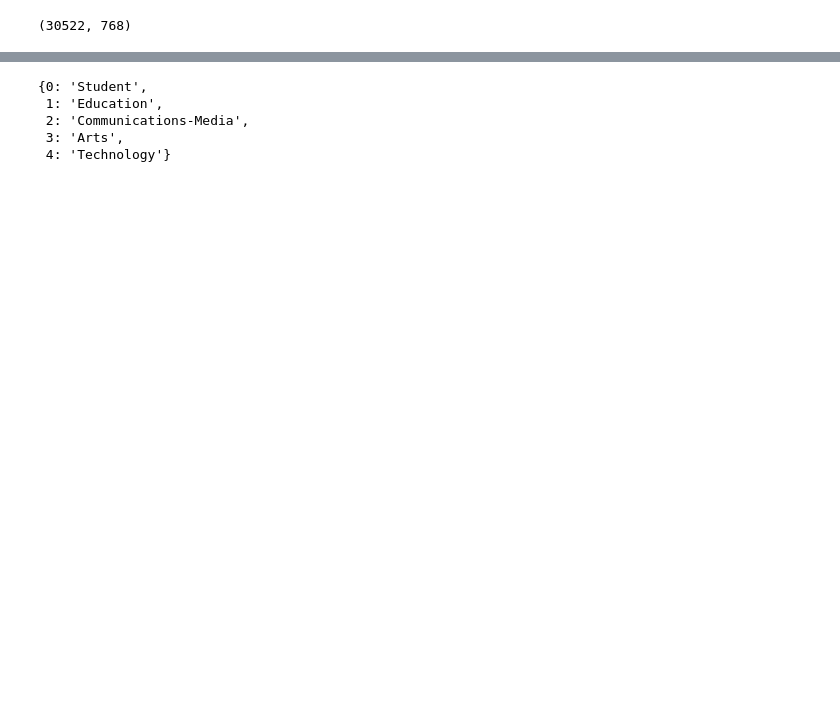
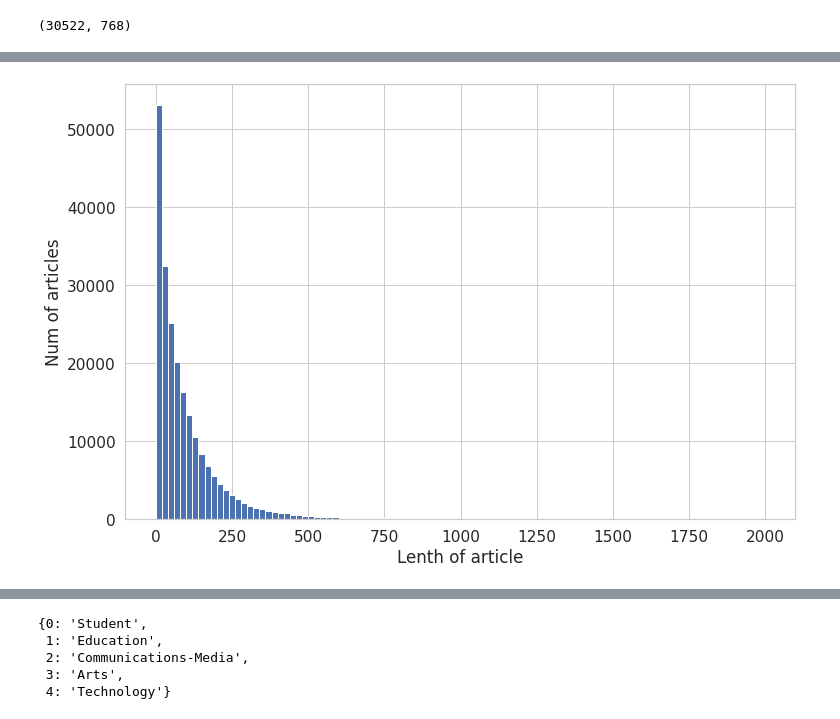
Before and after one commit to PasechnikDarya/RAAI-NLP-Project, a Jupyter notebook: topic_classifier.ipynb, the cells around one changed output, grey strips where cells are left out. Saved outputs shown, nothing was run; the diff lists cells and outputs as text; code cells hidden in the pictures; blank space fills up the shorter version.

```diff
--- a/topic_classifier.ipynb
+++ b/topic_classifier.ipynb
@@ -220,0 +265,7 @@ test_dataset.drop_too_short()
+# %%
+plt.figure(figsize=(12, 8))
+plt.hist(df[df['len'] < 2000]['len'], bins=100)
+plt.xlabel('Lenth of article')
+plt.ylabel('Num of articles');
+# %% [output]
+[figure, added]
```
Also changed, not shown: parts of 49 cells of this notebook.
